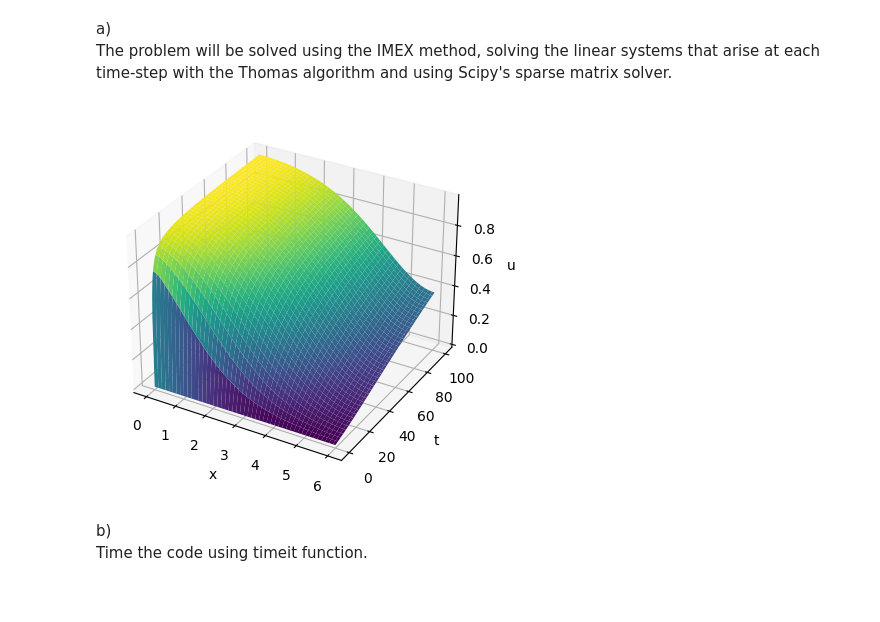
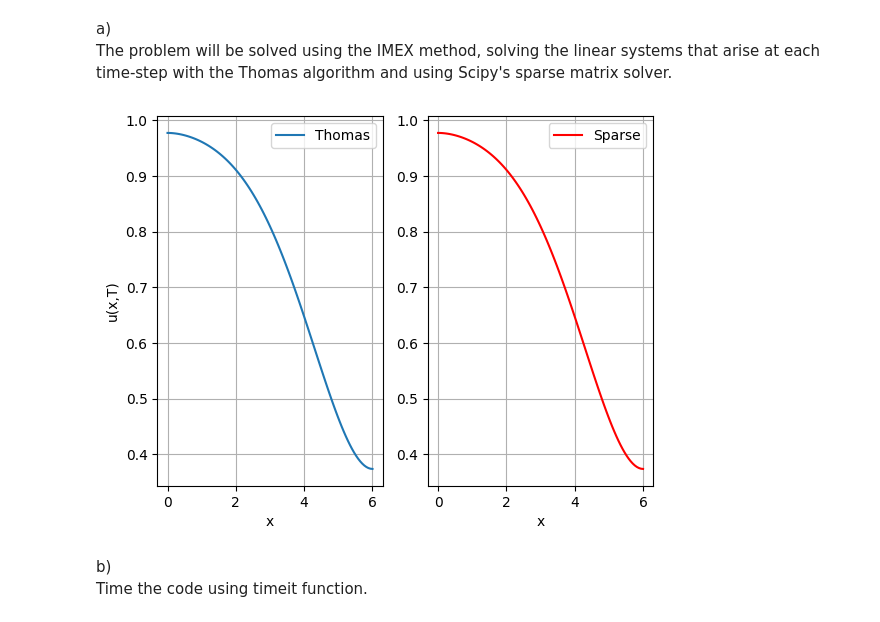
Before and after one commit to barnander/Numerical-Tools-for-Dynamical-Systems, a Jupyter notebook: Coursework.ipynb, the cells around one changed output. Cells and saved outputs as stored; diff of their text form; code cells hidden in the pictures.

```diff
--- a/Coursework.ipynb
+++ b/Coursework.ipynb
@@ -124,7 +158,7 @@ t_f = 10
 delta_max = 1e-2
 
 #Solve the system using the RK4 method
-x, t = solvers.solve_to(hopf, p, x0, t0, t_f, delta_max, solver = 'RK4')
+x, t = solvers.solve_to(hopf, beta, x0, t0, t_f, delta_max, solver = 'RK4')
 
 #Plot the time series of x, y and z against t
 plt.figure()
@@ -386,19 +420,32 @@ def f(x,t0):
 a)
 The problem will be solved using the IMEX method, solving the linear systems that arise at each time-step with the Thomas algorithm and using Scipy's sparse matrix solver.
 # %%
-N = 1000
+N = 100
 dt = 0.5
 
 solver_implicit = "thomas"
 u_thom,x_thom,t_thom = solvers.meth_lines(bc_left, bc_right, f,0,T, q , p, N, D = D,implicit_solver = solver_implicit, dt = dt)
 
 solver_implicit = "sparse"
 u_sparse,x_sparse,t_sparse = solvers.meth_lines(bc_left, bc_right, f,0,T, q , p, N, D = D,implicit_solver = solver_implicit, dt = dt)
 
+#Plot u(x,t) at t = T for both methods
+plt.figure()
+plt.subplot(121)
+plt.plot(x_thom,u_thom[:,-1], label = "Thomas")
+plt.xlabel('x')
+plt.ylabel('u(x,T)')
+plt.grid(True)
+plt.legend()
+plt.subplot(122)
+plt.plot(x_sparse,u_sparse[:,-1],color = "r" ,label = "Sparse")
+plt.xlabel('x')
+plt.grid(True)
+plt.legend()
+plt.show()
 #plot solution
-solvers.plot_3D_sol(u_thom,x_thom,t_thom)
 # %% [output]
-[figure, old version]
+[figure, new version]
 # %% [markdown]
 b)
 Time the code using timeit function.
```
Also changed, not shown: parts of 9 cells of this notebook, 1 other file.
